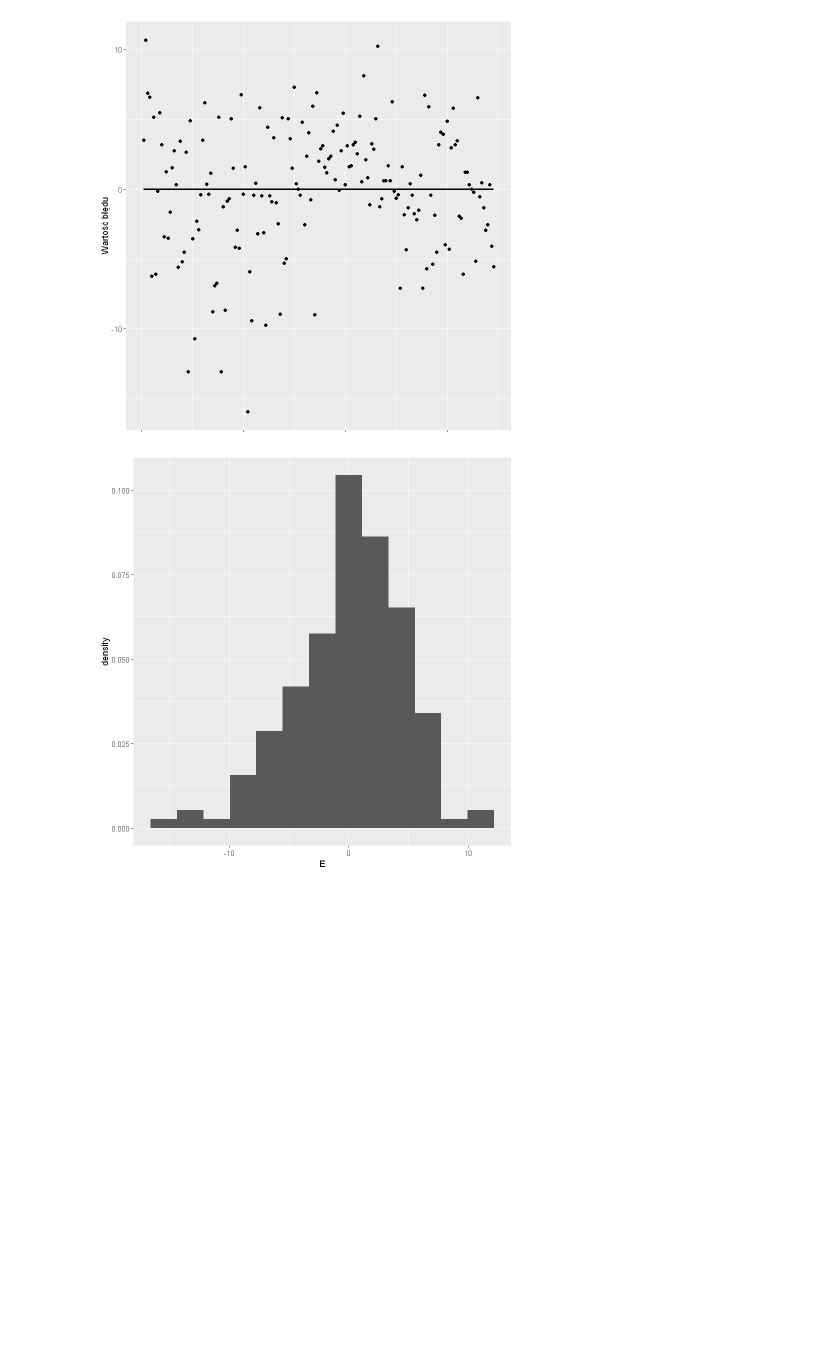
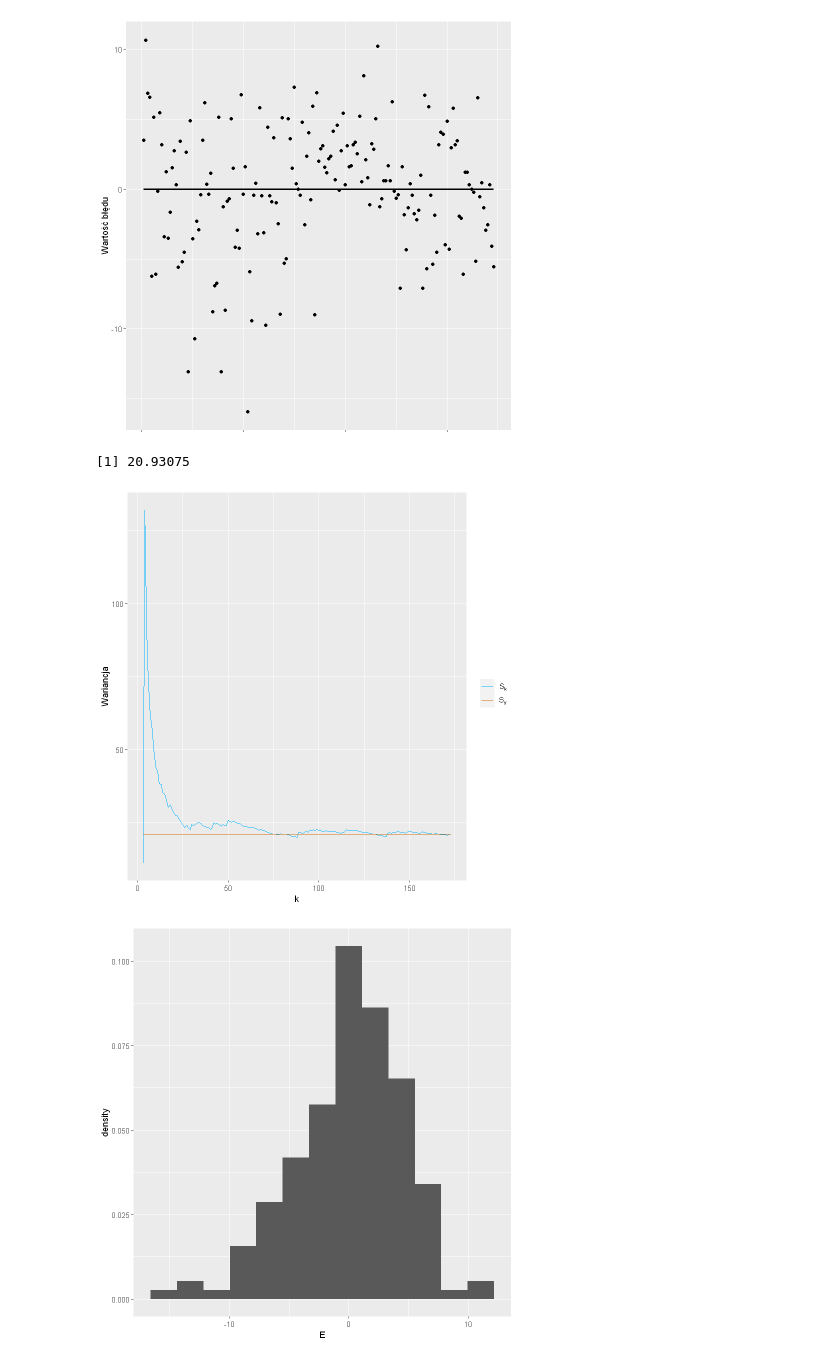
Before and after one commit to HalasTomasz/Kaszcz, a Jupyter notebook: Raport/Malec.ipynb, the cells around one changed output. Drawn from its saved outputs; the diff is of its cells as text; code cells hidden in the pictures; blank space fills up the shorter version.

```diff
--- a/Raport/Malec.ipynb
+++ b/Raport/Malec.ipynb
@@ -82,6 +85,25 @@ ggplot() +
   ylab("Wartość błędu")
 # %% [output]
 [figure]
+# %%
+sum(E^2) / (n - 2)
+# %% [output]
+[1] 20.93075
+# %%
+n <- length(E)
+varE <- c()
+for (i in 3:n) {
+    varE <- append(varE, sum(E[1:i]^2) / (i - 2))
+}
+ggplot() +
+  geom_line(aes(3:n, varE, col='a')) +
+  geom_line(aes(3:n, sum(E^2) / (n - 2), col='b')) +
+  scale_color_manual(labels=c(TeX("$S_k$"), TeX("$S_y$")), values=c('#00b3ff', "#d36f12")) +
+  labs(col="") +
+  xlab(TeX("$k$")) +
+  ylab("Wariancja")
+# %% [output]
+[figure, added]
 # %%
 ggplot() + geom_histogram(aes(x=E, y=..density..), bins=13)
 # %% [output]
```
Also changed, not shown: parts of 5 cells of this notebook, 1 other file.
